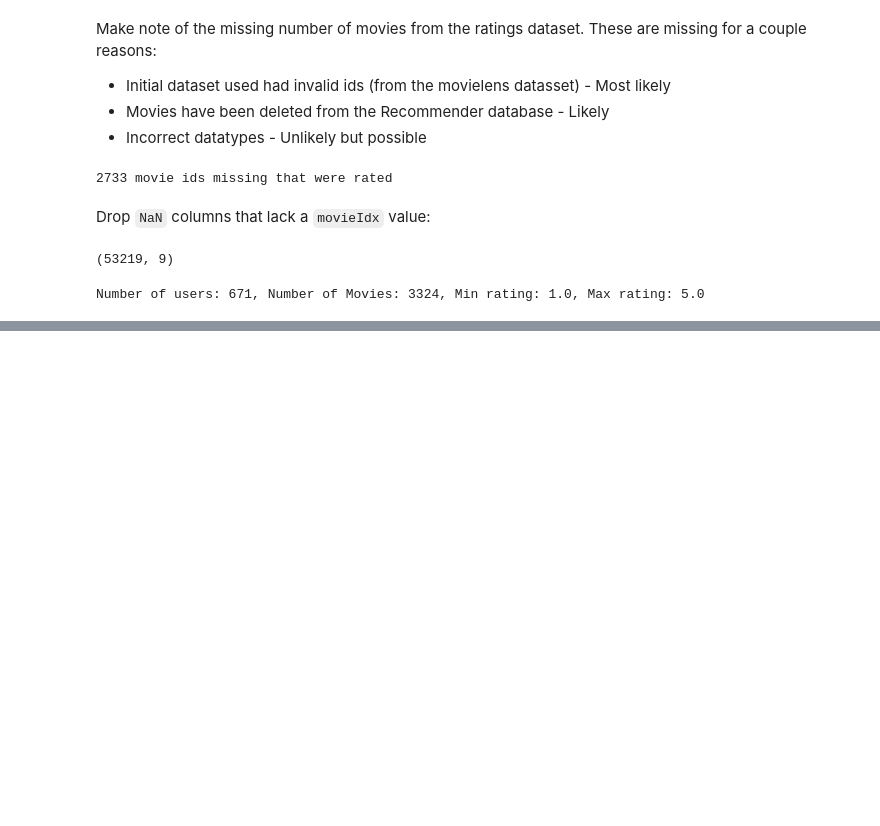
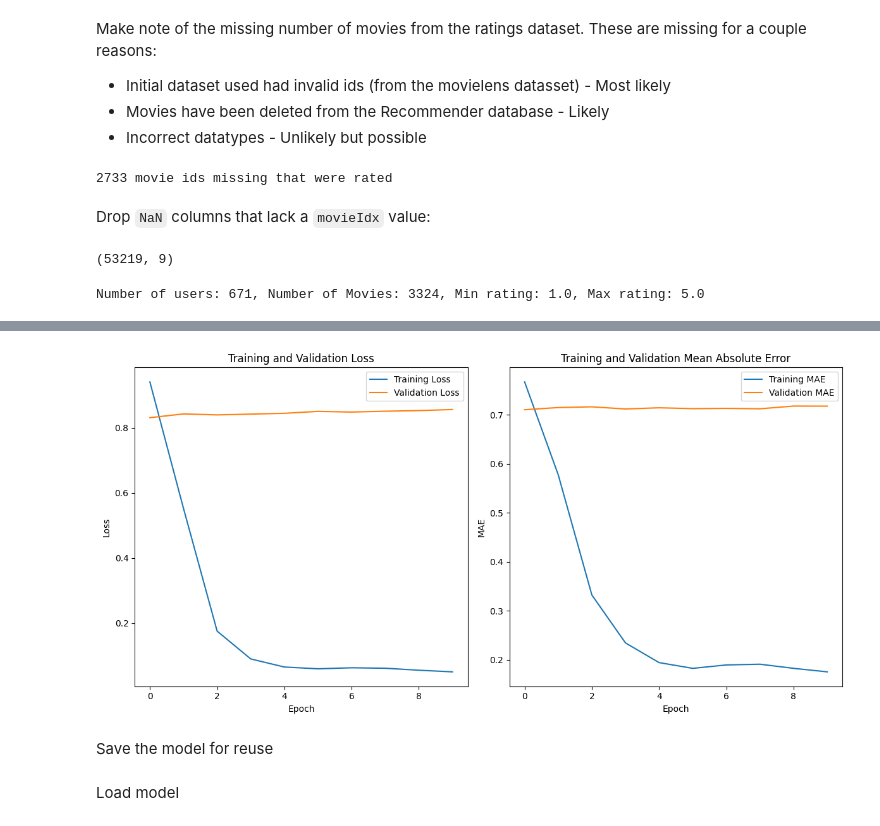
Before and after one commit to TanDungNgo/PBL6-Movie-Recommender-System, a Jupyter notebook: src/jupyter_notebook/Example Collaborative Filtering with Tensorflow Keras.ipynb, the cells around one changed output, grey strips where cells are left out. Cells and saved outputs as stored; diff of their text form; code cells hidden in the pictures; blank space fills up the shorter version.

```diff
--- a/src/jupyter_notebook/Example Collaborative Filtering with Tensorflow Keras.ipynb
+++ b/src/jupyter_notebook/Example Collaborative Filtering with Tensorflow Keras.ipynb
@@ -147,6 +147,7 @@ df["movie"] = df["movieIdx"]
 
 num_users = len(user2user_encoded)
 num_movies = len(movie_ids)
+total_movies = max(movie_ids)
 
 df["rating"] = training_df["rating"].values.astype(np.float32)
 # min and max ratings will be used to normalize the ratings later
@@ -185,7 +186,7 @@ from keras.models import Model
 
 EMBEDDING_SIZE = 500
 num_unique_users = num_users
-num_unique_movies = num_movies
+num_unique_movies = total_movies
 users_input = Input(shape=(1,), name="users_input")
 users_embedding = Embedding(num_unique_users + 1, EMBEDDING_SIZE, name="users_embeddings")(users_input)
 users_bias = Embedding(num_unique_users + 1, 1, name="users_bias")(users_input)
@@ -260,0 +262,36 @@ Detected at node 'model/movies_bias/embedding_lookup' defined at (most recent ca
+# %%
+import matplotlib.pyplot as plt
+
+
+# Lấy thông tin về quá trình đào tạo từ lịch sử
+training_loss = history.history['loss']
+validation_loss = history.history['val_loss']
+training_mae = history.history['mean_absolute_error']
+validation_mae = history.history['val_mean_absolute_error']
+
+# Vẽ đồ thị loss
+plt.figure(figsize=(12, 6))
+
+plt.subplot(1, 2, 1)
+plt.plot(training_loss, label='Training Loss')
+plt.plot(validation_loss, label='Validation Loss')
+plt.title('Training and Validation Loss')
+plt.xlabel('Epoch')
+plt.ylabel('Loss')
+plt.legend()
+
+# Vẽ đồ thị mean absolute error
+plt.subplot(1, 2, 2)
+plt.plot(training_mae, label='Training MAE')
+plt.plot(validation_mae, label='Validation MAE')
+plt.title('Training and Validation Mean Absolute Error')
+plt.xlabel('Epoch')
+plt.ylabel('MAE')
+plt.legend()
+
+plt.tight_layout()
+plt.show()
+# %% [output]
+[figure, added]
+# %% [markdown]
+Save the model for reuse
@@ -260,0 +300,2 @@ Detected at node 'model/movies_bias/embedding_lookup' defined at (most recent ca
+# %% [markdown]
+Load model
```
Also changed, not shown: parts of 11 cells of this notebook, 27 other files.
